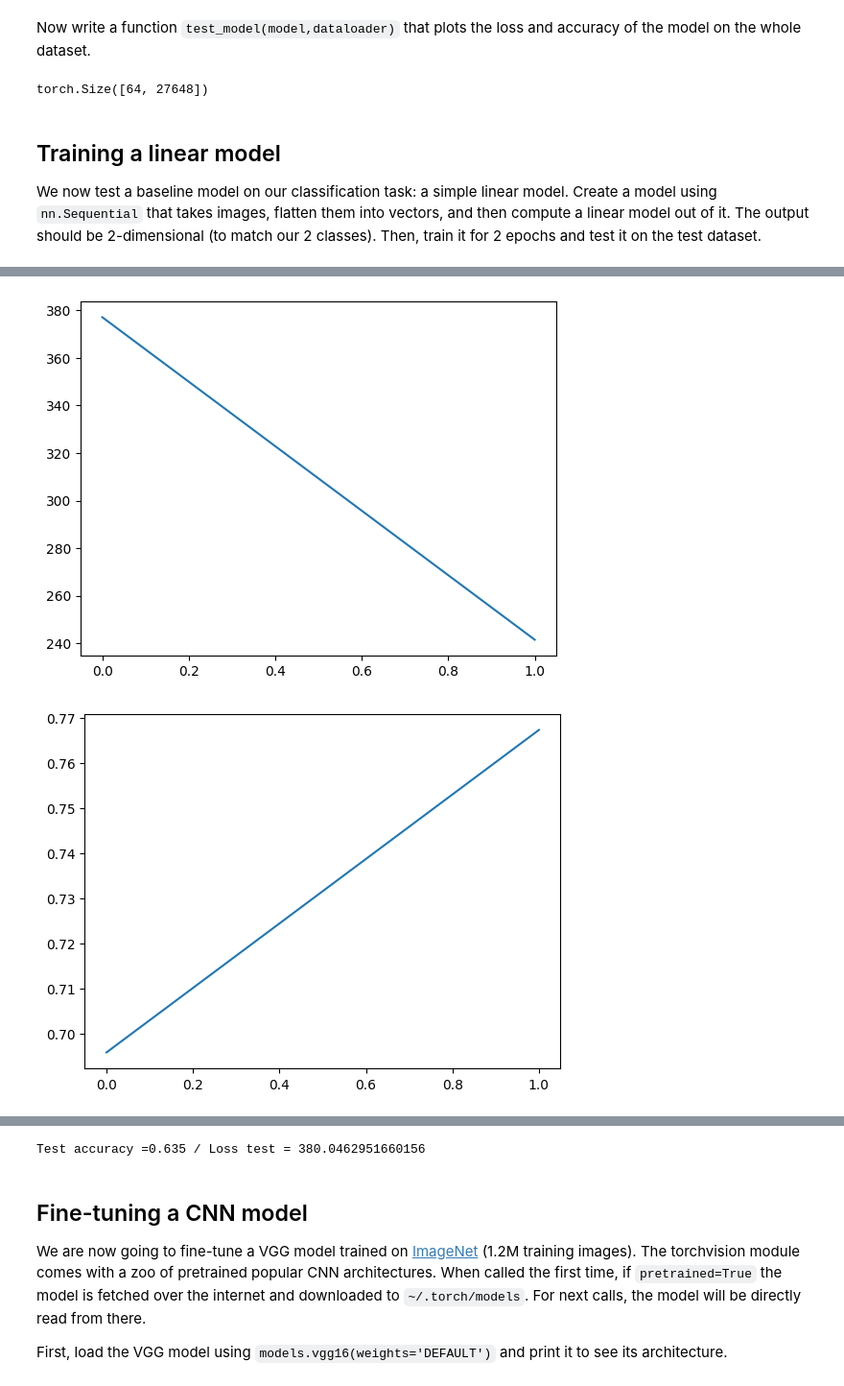
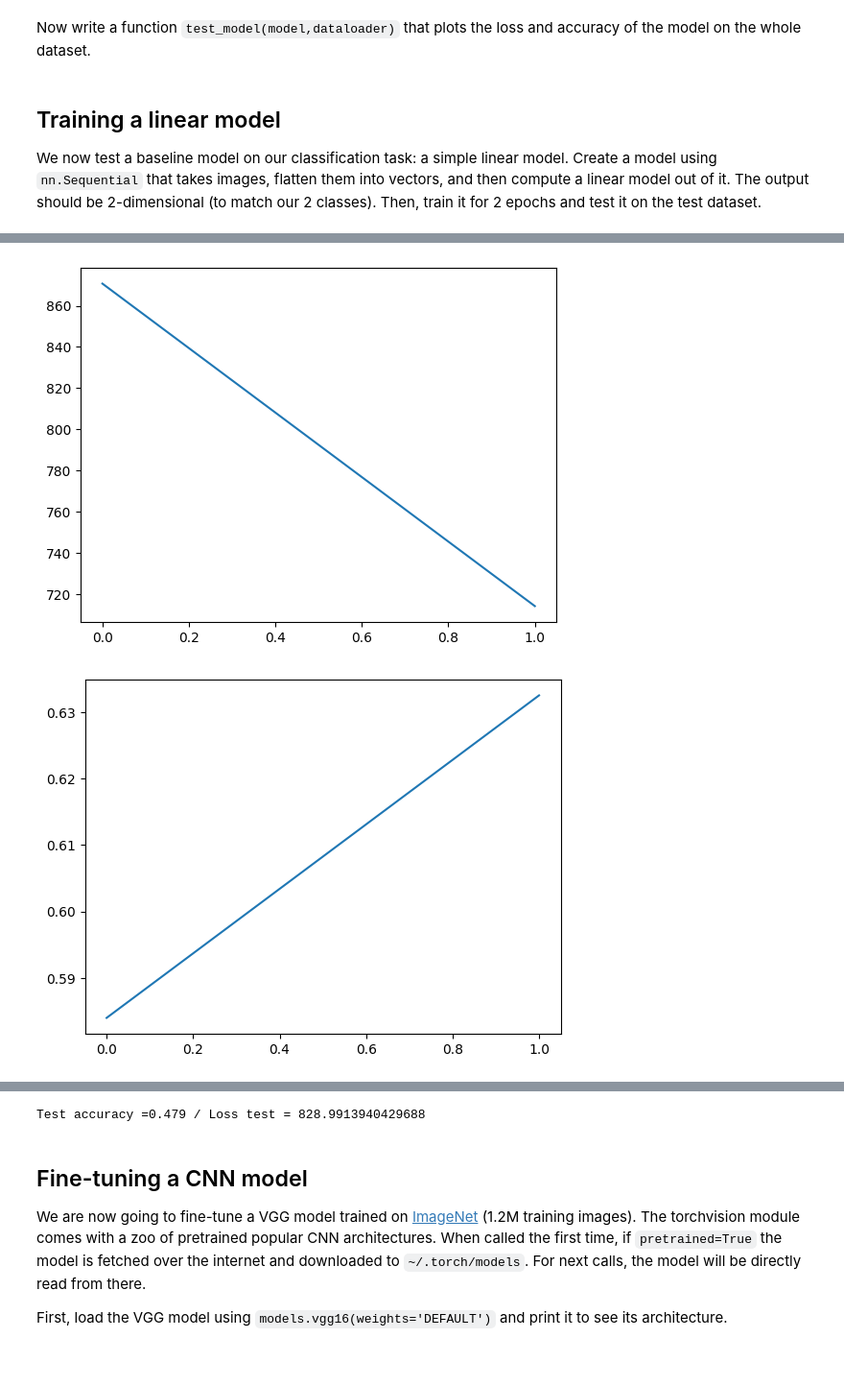
Before and after one commit to jlopetegui98/DL-ENS-Implementations, a Jupyter notebook: Homework1/HW_tumor_identification.ipynb, the cells around one changed output, grey strips where cells are left out. Shown at 96% size. Drawn from its saved outputs; the diff is of its cells as text; code cells hidden in the pictures.

```diff
--- a/Homework1/HW_tumor_identification.ipynb
+++ b/Homework1/HW_tumor_identification.ipynb
@@ -172,12 +169,3 @@ def test_model(model, dataloader):
   torch.cuda.empty_cache()
 
   print(f"Test accuracy ={float(acc)/len(data_test):.3f} / Loss test = {loss_test}")
-# %%
-model = nn.Flatten()
-
-for i, (input, labels) in enumerate(tqdm(train_dataloader)):
-  output = model(input)
-  print(output.shape)
-  break
-# %% [output]
-torch.Size([64, 27648])
@@ -193,19 +177,7 @@ We now test a baseline model on our classification task: a simple linear model.
 %%time
 baseline_model = nn.Sequential(
     nn.Flatten(),
-    nn.Linear(27648, 14000),
-    nn.ReLU(),
-    nn.Linear(14000, 7000),
-    nn.ReLU(),
-    nn.Linear(7000, 3500),
-    nn.ReLU(),
-    nn.Linear(3500, 1250),
-    nn.ReLU(),
-    nn.Linear(1250, 250),
-    nn.ReLU(),
-    nn.Linear(250, 50),
-    nn.ReLU(),
-    nn.Linear(50, 2)
+    nn.Linear(27648, 2)
 )
 
 train_model(baseline_model, train_dataloader, 2)
@@ -215,2 +187,2 @@ Epoch 2 training accuracy=0.767 / Loss = 241.49490356445312
-[figure, old version]
+[figure, new version]
-[figure, old version]
+[figure, new version]
@@ -222,7 +191,7 @@ torch.cuda.empty_cache()
 # %%
 test_model(baseline_model, test_dataloader)
 # %% [output]
-Test accuracy =0.635 / Loss test = 380.0462951660156
+Test accuracy =0.479 / Loss test = 828.9913940429688
 # %% [markdown]
 ## Fine-tuning a CNN model
 
```
Also changed, not shown: parts of 17 cells of this notebook.
